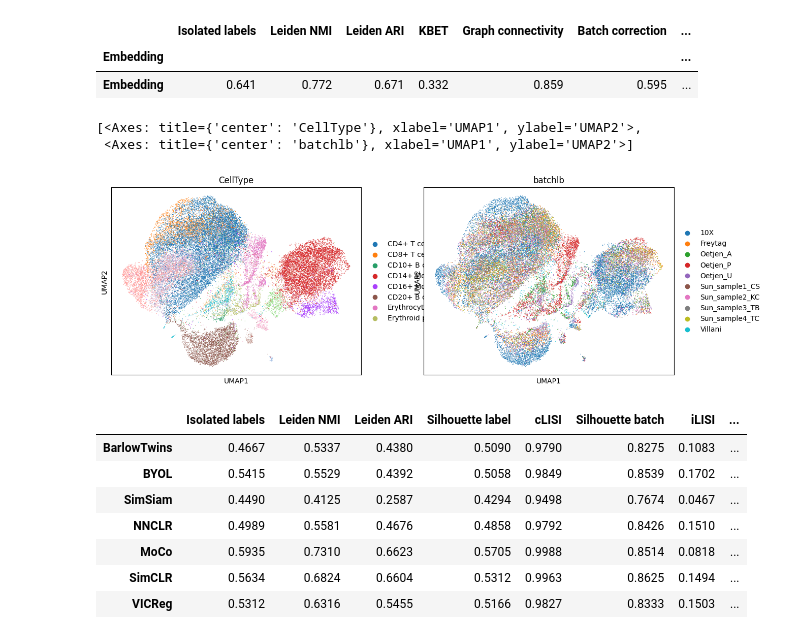
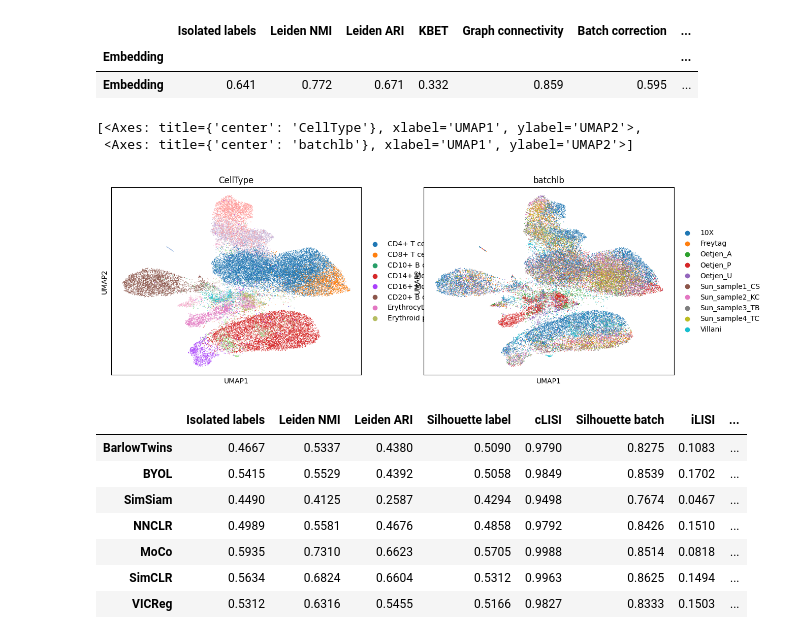
Before and after one commit to OlgaOvcharenko/scAugmentBench, a Jupyter notebook: debug.ipynb, the cells around one changed output. Saved outputs shown, nothing was run; the diff lists cells and outputs as text; code cells hidden in the pictures.

```diff
--- a/debug.ipynb
+++ b/debug.ipynb
@@ -29,7 +29,7 @@ import lightning as pl
 import yaml
 
 _LOGGER = logging.getLogger(__name__)
-with open("/local/home/tomap/scAugmentBench/conf/augmentation/clear_pipeline.yaml") as stream:
+with open("/local/home/tomap/scAugmentBench/conf/augmentation/base.yaml") as stream:
     cfg_aug = yaml.safe_load(stream)
 with open("/local/home/tomap/scAugmentBench/conf/data/immune.yaml") as stream:
 #with open("/local/home/tomap/scAugmentBench/conf/data/pbmc_2_donor.yaml") as stream:
@@ -97,21 +97,21 @@ results
 # %%
 import scanpy as sc
 import numpy as np
 
 def plot_umap(adata, embedding):
     adata.obsm['Embedding'] = embedding
     sc.pp.neighbors(adata, use_rep="Embedding")
     sc.tl.umap(adata)
     return sc.pl.umap(adata, show=False, color=['CellType', 'batchlb'],)
 
-path = "/local/home/tomap/scAugmentBench/dimension-ablation-vol2/ImmHuman/SimSiam/256-256/20/embedding.npz"
+path = "/local/home/tomap/scAugmentBench/augmentation-ablation-vol5/ImmHuman/MoCo/bbknn-0.5/22/embedding.npz"
 
 embedding = np.load(path)['arr_0']
 plot_umap(adata, embedding)
 # %% [output]
 [<Axes: title={'center': 'CellType'}, xlabel='UMAP1', ylabel='UMAP2'>,
  <Axes: title={'center': 'batchlb'}, xlabel='UMAP1', ylabel='UMAP2'>]
-[figure, old version]
+[figure, new version]
 # %%
 from evaluator import collect_runs, unify_table, scale_table
 # %% [output]
```
Also changed, not shown: parts of 11 cells of this notebook, 41 other files.
